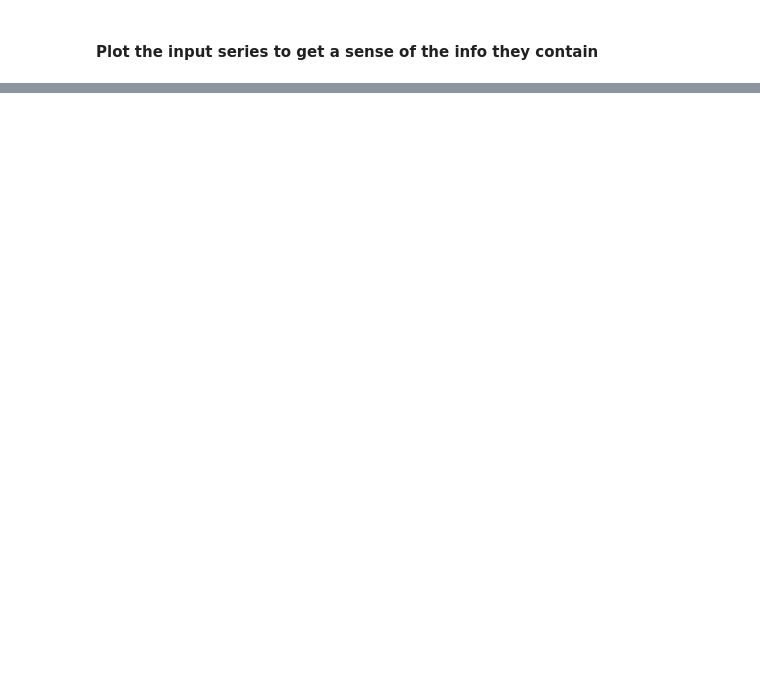
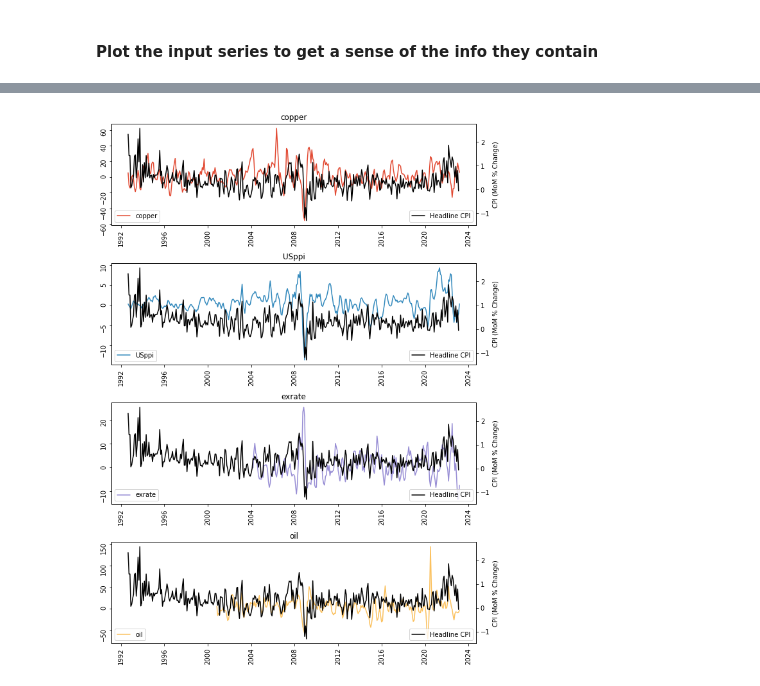
Before and after one commit to willcrossb/Latam_CPI_nowcast, a Jupyter notebook: Chile_headline_nowcast.ipynb, the cells around one changed output, grey strips where cells are left out. Drawn from its saved outputs; the diff is of its cells as text; code cells hidden in the pictures; blank space fills up the shorter version.

```diff
--- a/Chile_headline_nowcast.ipynb
+++ b/Chile_headline_nowcast.ipynb
@@ -133 +121,27 @@ df[['headline','BCH']].plot()
+# %%
+
+plotlist = ['copper','USppi','exrate','oil']
+
+#Plot Negative sentiment vs. Relevant covariates
+fig, axs = plt.subplots(4,1, figsize = (9, 12))
+
+colorlist = ['#E24A33','#348ABD','#988ED5','#FBC15E','#8EBA42','#FFB5B','#777777']
+
+for i, var in enumerate(plotlist):
+
+    fig.tight_layout()
+
+    #Define plots here
+    axs[i].set_title(var)
+    axs[i].tick_params(rotation=90)
+    axs[i].plot(df[var],color = colorlist[i],label =var,solid_capstyle='round')
+    axs[i].legend(loc='lower left')
+
+
+    ax2 = axs[i].twinx()
+    ax2.plot(df['headline'],'k',label ='Headline CPI',solid_capstyle='round')
+    ax2.legend(loc='lower right')
+    ax2.set_ylabel('CPI (MoM % Change)')
+# %% [output]
+[figure, added]
 # %%
```
Also changed, not shown: parts of 9 cells of this notebook.
